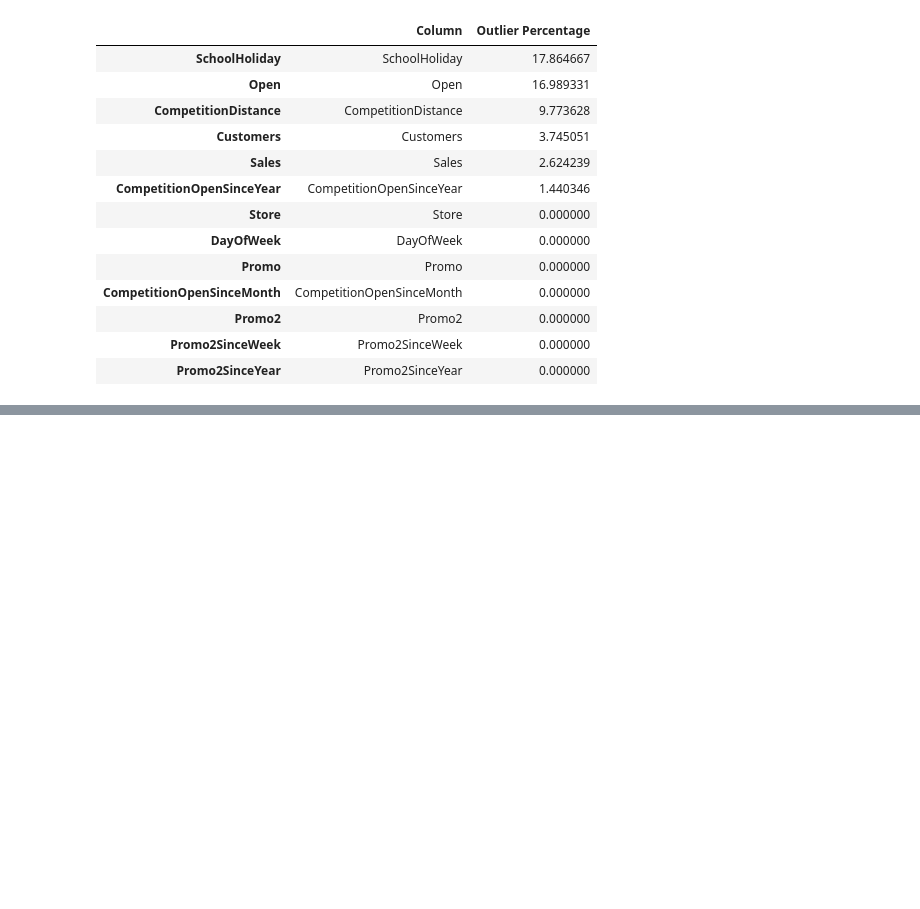
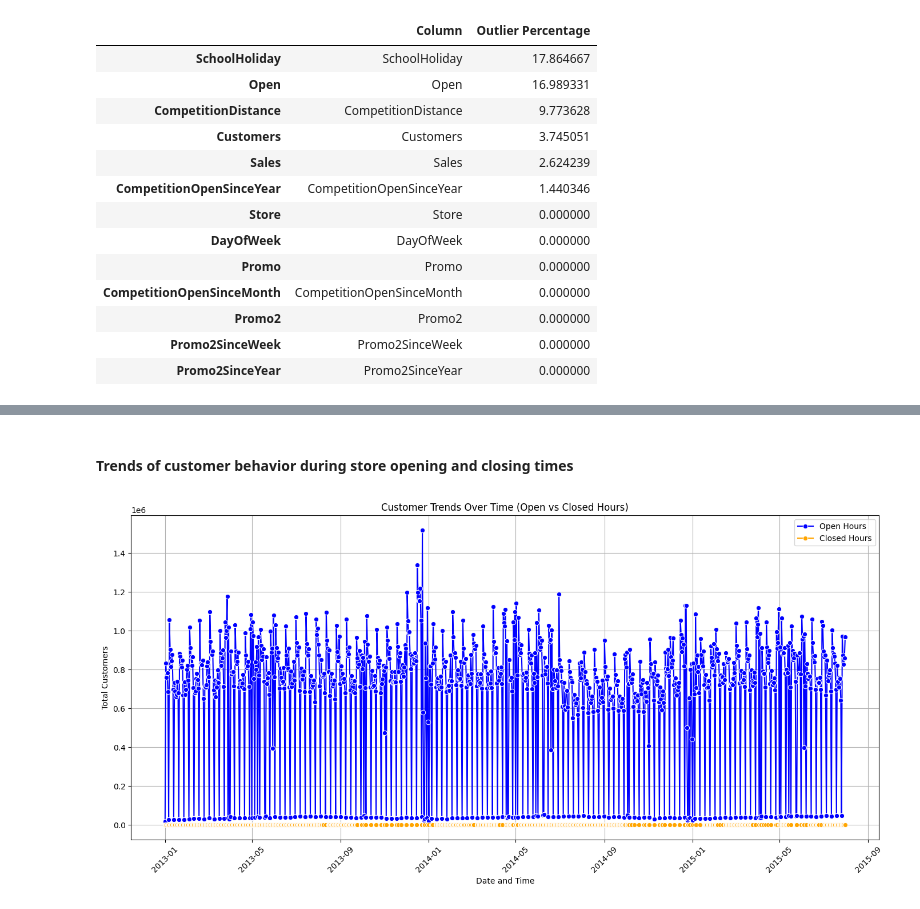
Before and after one commit to Marta233/Sales_Forcasting, a Jupyter notebook: notebook/EDA.ipynb, the cells around one changed output, grey strips where cells are left out. Saved outputs shown, nothing was run; the diff lists cells and outputs as text; code cells hidden in the pictures; blank space fills up the shorter version.

Commit message:
trend analysis

```diff
--- a/notebook/EDA.ipynb
+++ b/notebook/EDA.ipynb
@@ -169,0 +208,6 @@ EDA.seasonal_purchase_treand_ana()
+# %% [markdown]
+#### Trends of customer behavior during store opening and closing times
+# %%
+EDA.analyze_customer_behavior()
+# %% [output]
+[figure, added]
```
Also changed, not shown: parts of 12 cells of this notebook, 1 other file.
